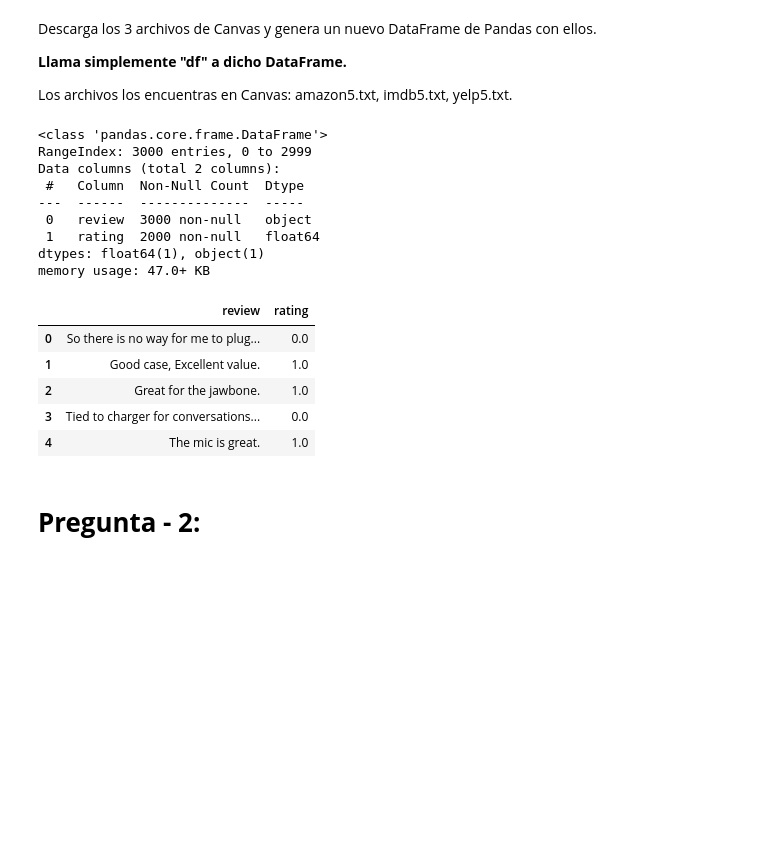
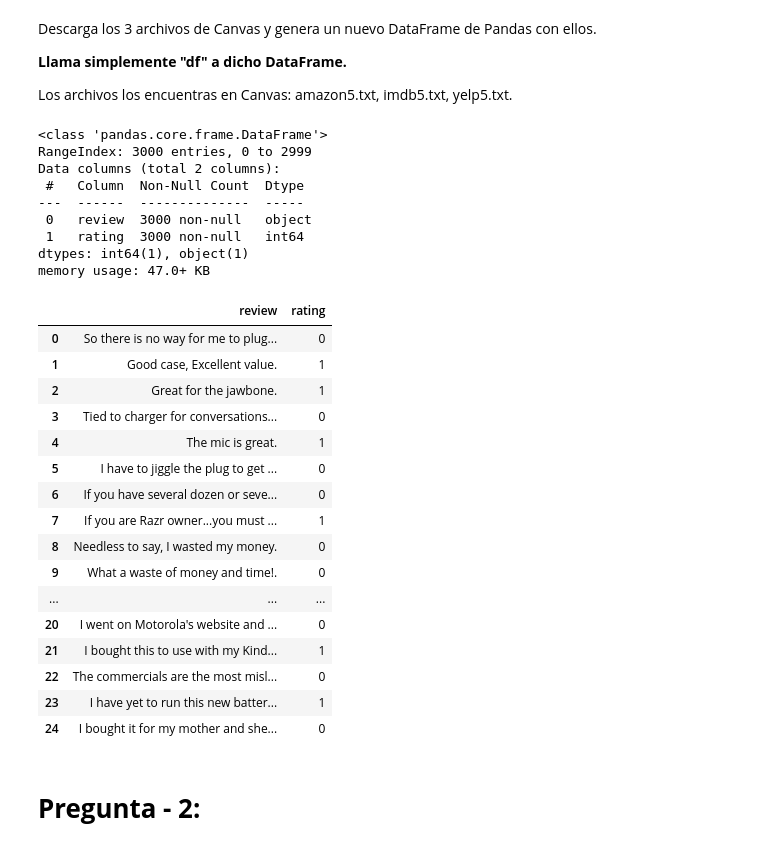
Before and after one commit to Hillelman/maestria-ia, a Jupyter notebook: procesamiento-de-lenguaje-natural/05-vectores-embebidos-openai/MNA_NLP_semana_5_Actividad_Embeddings_2025.ipynb, the cells around one changed output. Saved outputs shown, nothing was run; the diff lists cells and outputs as text; code cells hidden in the pictures; blank space fills up the shorter version.

```diff
--- a/procesamiento-de-lenguaje-natural/05-vectores-embebidos-openai/MNA_NLP_semana_5_Actividad_Embeddings_2025.ipynb
+++ b/procesamiento-de-lenguaje-natural/05-vectores-embebidos-openai/MNA_NLP_semana_5_Actividad_Embeddings_2025.ipynb
@@ -38,7 +64,7 @@ Los archivos los encuentras en Canvas: amazon5.txt, imdb5.txt, yelp5.txt.
 # ******* Incluye a continuación todas las líneas de código y celdas que requieras: ***********
 
 df_amazon = pd.read_csv('./amazon5.txt', sep='\t', header=None)
-df_imdb = pd.read_csv('./imdb5.txt', sep='\t', header=None)
+df_imdb = pd.read_csv('./imdb5.txt', sep=' {2,}', header=None)
 df_yelp = pd.read_csv('./yelp5.txt', sep='\t', header=None)
 
 # Juntando los tres data frames en uno solo
@@ -56,20 +82,33 @@ Data columns (total 2 columns):
  #   Column  Non-Null Count  Dtype
 ---  ------  --------------  -----
  0   review  3000 non-null   object
- 1   rating  2000 non-null   float64
-dtypes: float64(1), object(1)
+ 1   rating  3000 non-null   int64
+dtypes: int64(1), object(1)
 memory usage: 47.0+ KB
 # %%
 # Y veamos sus primeros registros:
 
-df.head()
+# Para mostrar todo el texto sin cortes
+pd.set_option('display.max_colwidth', None)
+df.head(25)
 # %% [output]
 |  | review | rating |
-| 0 | So there is no way for me to plug... | 0.0 |
-| 1 | Good case, Excellent value. | 1.0 |
-| 2 | Great for the jawbone. | 1.0 |
-| 3 | Tied to charger for conversations... | 0.0 |
-| 4 | The mic is great. | 1.0 |
+| 0 | So there is no way for me to plug... | 0 |
+| 1 | Good case, Excellent value. | 1 |
+| 2 | Great for the jawbone. | 1 |
+| 3 | Tied to charger for conversations... | 0 |
+| 4 | The mic is great. | 1 |
+| 5 | I have to jiggle the plug to get ... | 0 |
+| 6 | If you have several dozen or seve... | 0 |
+| 7 | If you are Razr owner...you must ... | 1 |
+| 8 | Needless to say, I wasted my money. | 0 |
+| 9 | What a waste of money and time!. | 0 |
+| ... | ... | ... |
+| 20 | I went on Motorola's website and ... | 0 |
+| 21 | I bought this to use with my Kind... | 1 |
+| 22 | The commercials are the most misl... | 0 |
+| 23 | I have yet to run this new batter... | 1 |
+| 24 | I bought it for my mother and she... | 0 |
 # %% [markdown]
 # **Pregunta - 2:**
 # %% [markdown]
```
Also changed, not shown: parts of 36 cells of this notebook, 2 other files.
